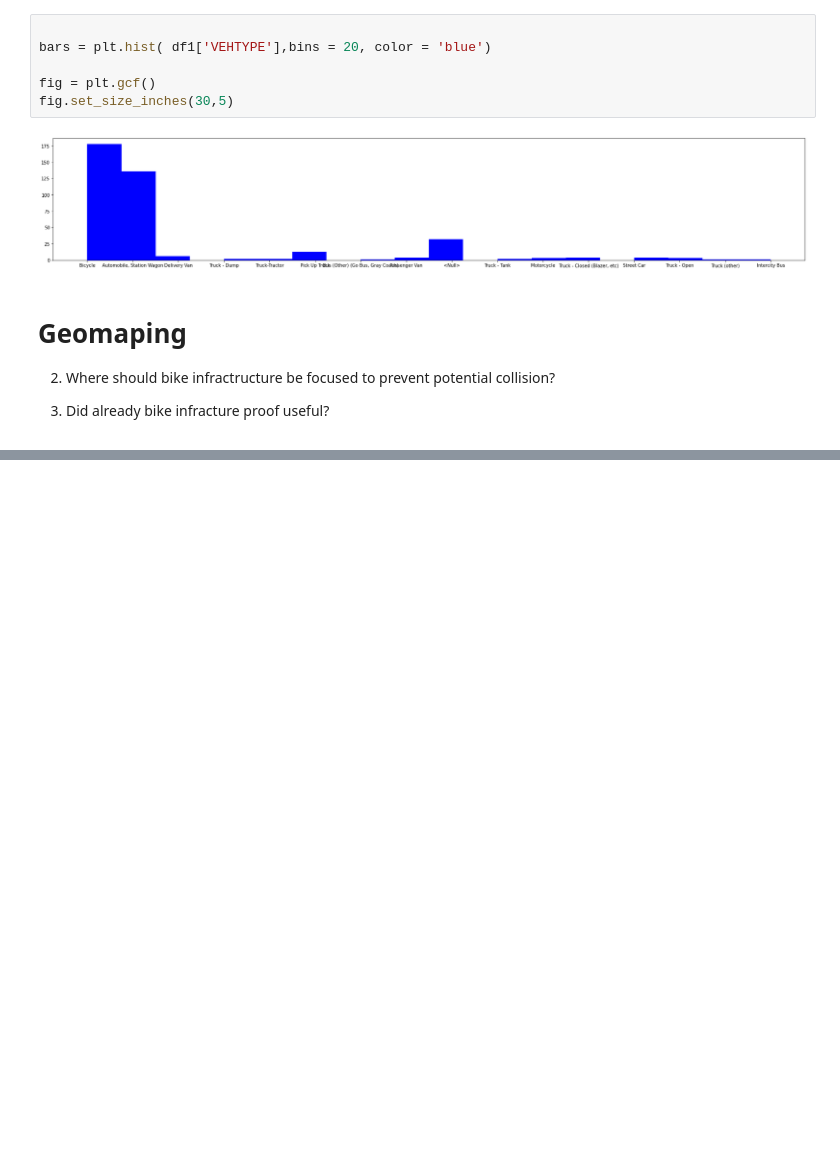
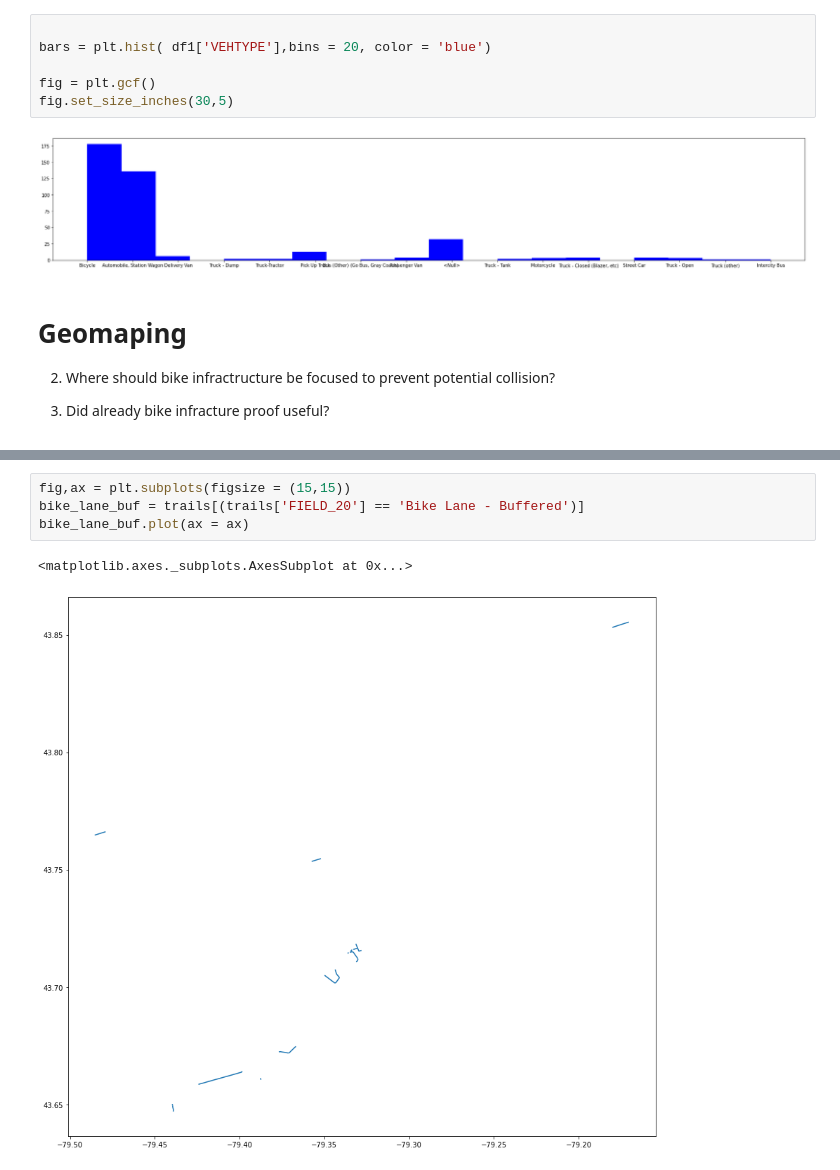
Before and after one commit to mateo020/CyclingCollisions-Data, a Jupyter notebook: CyclingCollisions.ipynb, the cells around one changed output, grey strips where cells are left out. Drawn from its saved outputs; the diff is of its cells as text; blank space fills up the shorter version.

```diff
--- a/CyclingCollisions.ipynb
+++ b/CyclingCollisions.ipynb
@@ -271,0 +320,7 @@ fig.set_size_inches(30,5)
+# %%
+fig,ax = plt.subplots(figsize = (15,15))
+bike_lane_buf = trails[(trails['FIELD_20'] == 'Bike Lane - Buffered')]
+bike_lane_buf.plot(ax = ax)
+# %% [output]
+<matplotlib.axes._subplots.AxesSubplot at 0x...>
+[figure, added]
```
Also changed, not shown: parts of 31 cells of this notebook.
